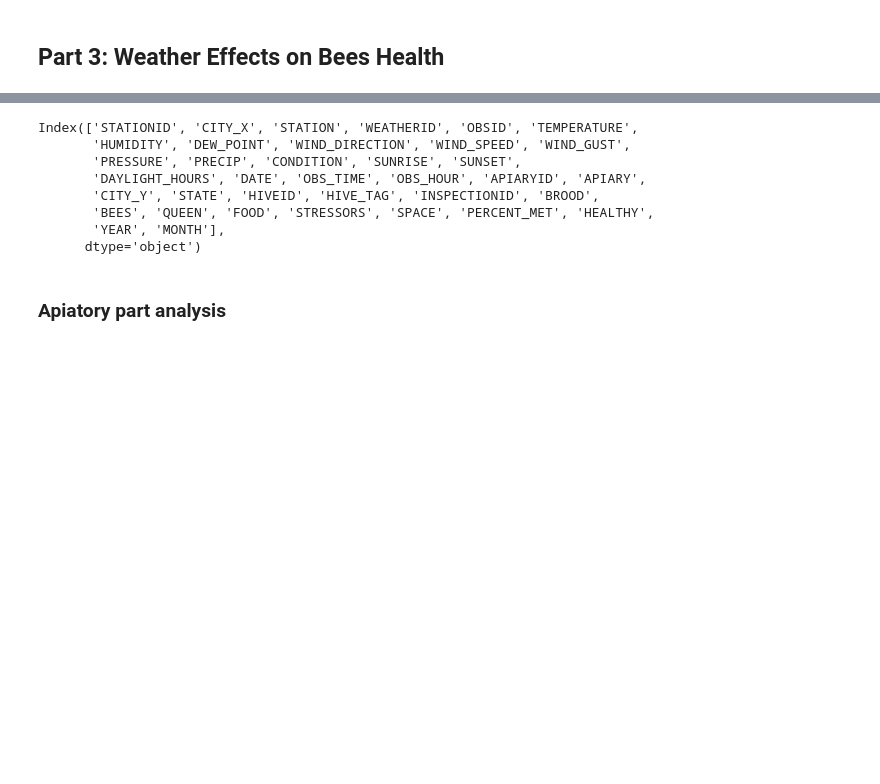
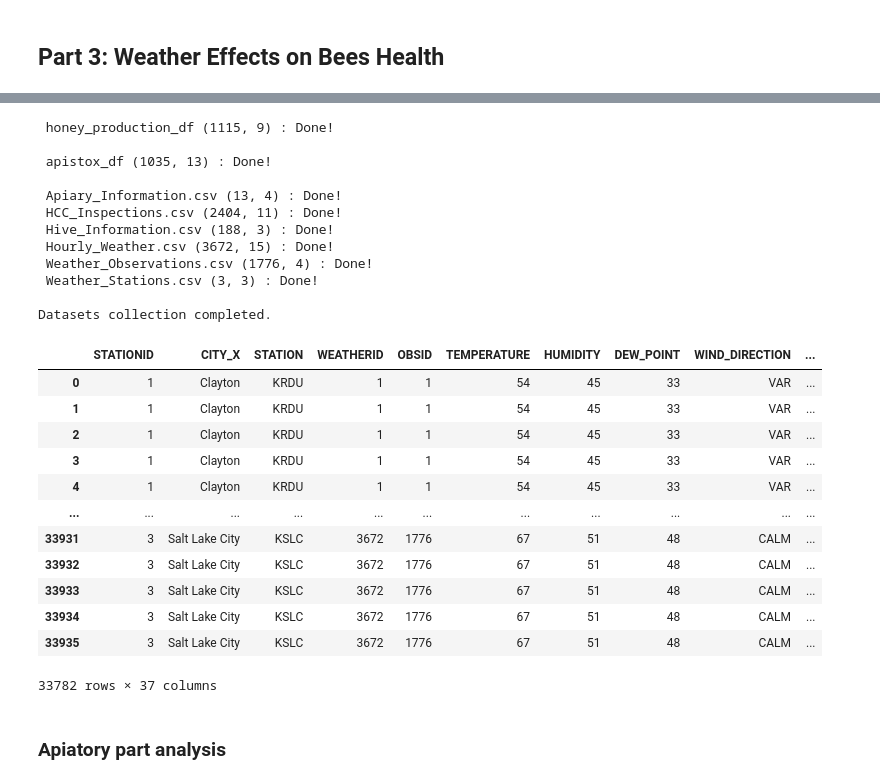
Before and after one commit to Ddav3/Bees_production_analysis, a Jupyter notebook: honey_production.ipynb, the cells around one changed output, grey strips where cells are left out. Saved outputs shown, nothing was run; the diff lists cells and outputs as text; code cells hidden in the pictures; blank space fills up the shorter version.

```diff
--- a/honey_production.ipynb
+++ b/honey_production.ipynb
@@ -231,34 +221,53 @@ Number of rows with null/NaN: 187
 # %%
-apiary_part = inspections_on_weather_dict["Apiary_Information"].merge(inspections_on_weather_dict["Hive_Information"]).merge(inspections_on_weather_dict["HCC_Inspections"])
-apiary_part.rename(columns={"InsptDate": "Date", }, inplace=True)
-apiary_part.Date = pd.to_datetime(apiary_part.Date, format="%Y-%m-%d")
+# apiary_part = inspections_on_weather_dict["Apiary_Information"].merge(inspections_on_weather_dict["Hive_Information"]).merge(inspections_on_weather_dict["HCC_Inspections"])
+# apiary_part.rename(columns={"InsptDate": "Date", }, inplace=True)
+# apiary_part.Date = pd.to_datetime(apiary_part.Date, format="%Y-%m-%d")
 
-weather_part = inspections_on_weather_dict["Weather_Stations"].merge(inspections_on_weather_dict["Hourly_Weather"]).merge(inspections_on_weather_dict["Weather_Observations"])
-weather_part.rename(columns={"Station_City": "City", }, inplace=True)
-weather_part.Date = pd.to_datetime(weather_part.Date, format="%m/%d/%Y")
+# weather_part = inspections_on_weather_dict["Weather_Stations"].merge(inspections_on_weather_dict["Hourly_Weather"]).merge(inspections_on_weather_dict["Weather_Observations"])
+# weather_part.rename(columns={"Station_City": "City", }, inplace=True)
+# weather_part.Date = pd.to_datetime(weather_part.Date, format="%m/%d/%Y")
 
-inspections_on_weather_df = weather_part.merge(apiary_part, on="Date")
-inspections_on_weather_df.dropna(axis= 0, inplace=True)
-inspections_on_weather_df.columns = inspections_on_weather_df.columns.map(str.upper)
-inspections_on_weather_df.rename(columns = {"INPSECTIONID" : "INSPECTIONID"}, inplace=True)
-inspections_on_weather_df.HEALTHY = inspections_on_weather_df.HEALTHY.map(lambda x : 1 if x == "Yes" else 0)
+# inspections_on_weather_df = weather_part.merge(apiary_part, on="Date")
+# inspections_on_weather_df.dropna(axis= 0, inplace=True)
+# inspections_on_weather_df.columns = inspections_on_weather_df.columns.map(str.upper)
+# inspections_on_weather_df.rename(columns = {"INPSECTIONID" : "INSPECTIONID"}, inplace=True)
+# inspections_on_weather_df.HEALTHY = inspections_on_weather_df.HEALTHY.map(lambda x : 1 if x == "Yes" else 0)
 
-inspections_on_weather_df.STATE = inspections_on_weather_df.STATE.map(lambda x: "NORTHCAROLINA" if x == "NC" else "UTAH")
-inspections_on_weather_df[["TEMPERATURE", "HUMIDITY", "DEW_POINT", "WIND_SPEED", "WIND_GUST", "PRESSURE", "PRECIP"]] = inspections_on_weather_df[["TEMPERATURE", "HUMIDITY", "DEW_POINT", "WIND_SPEED", "WIND_GUST", "PRESSURE", "PRECIP"]].apply(lambda x: pd.to_numeric(x.str.strip()) if x.dtype == "object" else pd.to_numeric(x))
-inspections_on_weather_df["YEAR"] = inspections_on_weather_df.DATE.dt.year
-inspections_on_weather_df["MONTH"] = inspections_on_weather_df.DATE.dt.month
+# inspections_on_weather_df.STATE = inspections_on_weather_df.STATE.map(lambda x: "NORTHCAROLINA" if x == "NC" else "UTAH")
+# inspections_on_weather_df[["TEMPERATURE", "HUMIDITY", "DEW_POINT", "WIND_SPEED", "WIND_GUST", "PRESSURE", "PRECIP"]] = inspections_on_weather_df[["TEMPERATURE", "HUMIDITY", "DEW_POINT", "WIND_SPEED", "WIND_GUST", "PRESSURE", "PRECIP"]].apply(lambda x: pd.to_numeric(x.str.strip()) if x.dtype == "object" else pd.to_numeric(x))
+# inspections_on_weather_df["YEAR"] = inspections_on_weather_df.DATE.dt.year
+# inspections_on_weather_df["MONTH"] = inspections_on_weather_df.DATE.dt.month
+inspections_on_weather_df = utils.load_complete_inspections_on_weather_df()
 
-inspections_on_weather_df_copy = inspections_on_weather_df.copy()
-inspections_on_weather_df.columns
+
+inspections_on_weather_df
+# inspections_on_weather_df_copy = inspections_on_weather_df.copy()
 # %% [output]
-Index(['STATIONID', 'CITY_X', 'STATION', 'WEATHERID', 'OBSID', 'TEMPERATURE',
-       'HUMIDITY', 'DEW_POINT', 'WIND_DIRECTION', 'WIND_SPEED', 'WIND_GUST',
-       'PRESSURE', 'PRECIP', 'CONDITION', 'SUNRISE', 'SUNSET',
-       'DAYLIGHT_HOURS', 'DATE', 'OBS_TIME', 'OBS_HOUR', 'APIARYID', 'APIARY',
-       'CITY_Y', 'STATE', 'HIVEID', 'HIVE_TAG', 'INSPECTIONID', 'BROOD',
-       'BEES', 'QUEEN', 'FOOD', 'STRESSORS', 'SPACE', 'PERCENT_MET', 'HEALTHY',
-       'YEAR', 'MONTH'],
-      dtype='object')
+ honey_production_df (1115, 9) : Done!
+
+ apistox_df (1035, 13) : Done!
+
+ Apiary_Information.csv (13, 4) : Done!
+ HCC_Inspections.csv (2404, 11) : Done!
+ Hive_Information.csv (188, 3) : Done!
+ Hourly_Weather.csv (3672, 15) : Done!
+ Weather_Observations.csv (1776, 4) : Done!
+ Weather_Stations.csv (3, 3) : Done!
+
+Datasets collection completed.
+|  | STATIONID | CITY_X | STATION | WEATHERID | OBSID | TEMPERATURE | HUMIDITY | DEW_POINT | WIND_DIRECTION | ... |
+| 0 | 1 | Clayton | KRDU | 1 | 1 | 54 | 45 | 33 | VAR | ... |
+| 1 | 1 | Clayton | KRDU | 1 | 1 | 54 | 45 | 33 | VAR | ... |
+| 2 | 1 | Clayton | KRDU | 1 | 1 | 54 | 45 | 33 | VAR | ... |
+| 3 | 1 | Clayton | KRDU | 1 | 1 | 54 | 45 | 33 | VAR | ... |
+| 4 | 1 | Clayton | KRDU | 1 | 1 | 54 | 45 | 33 | VAR | ... |
+| ... | ... | ... | ... | ... | ... | ... | ... | ... | ... | ... |
+| 33931 | 3 | Salt Lake City | KSLC | 3672 | 1776 | 67 | 51 | 48 | CALM | ... |
+| 33932 | 3 | Salt Lake City | KSLC | 3672 | 1776 | 67 | 51 | 48 | CALM | ... |
+| 33933 | 3 | Salt Lake City | KSLC | 3672 | 1776 | 67 | 51 | 48 | CALM | ... |
+| 33934 | 3 | Salt Lake City | KSLC | 3672 | 1776 | 67 | 51 | 48 | CALM | ... |
+| 33935 | 3 | Salt Lake City | KSLC | 3672 | 1776 | 67 | 51 | 48 | CALM | ... |
+33782 rows × 37 columns
 # %% [markdown]
 ### Apiatory part analysis
 # %%
```
Also changed, not shown: parts of 5 cells of this notebook, 1 other file.
